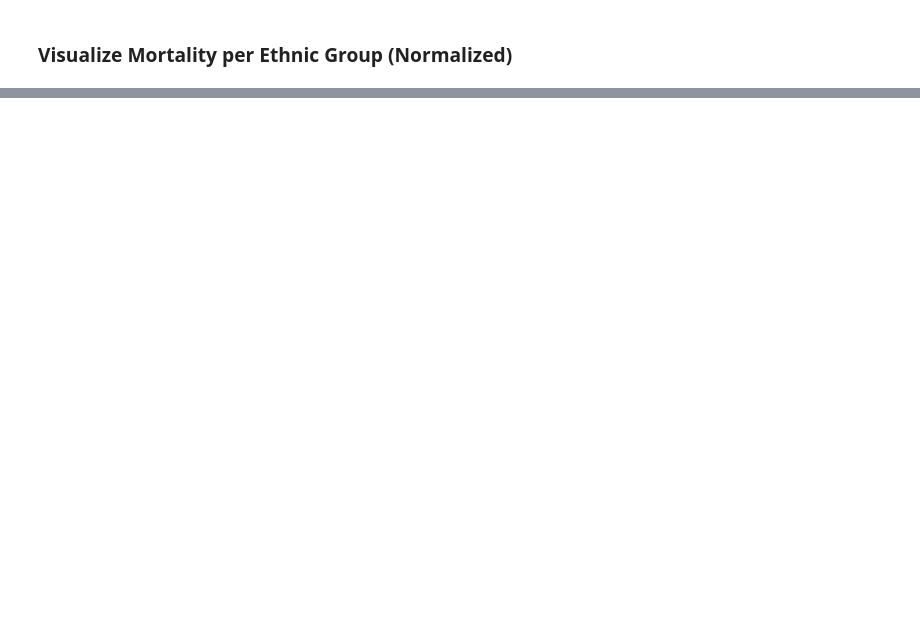
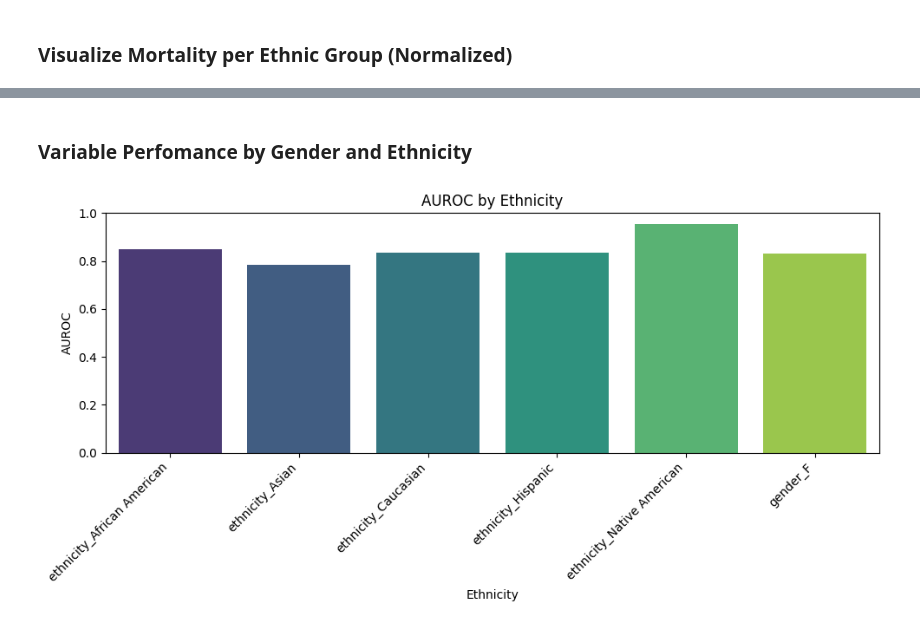
Before and after one commit to Mackenzie-Meni/UF-biasathon-workshop2025, a Jupyter notebook: 4_generate_model_card.ipynb, the cells around one changed output, grey strips where cells are left out. Saved outputs shown, nothing was run; the diff lists cells and outputs as text; code cells hidden in the pictures; blank space fills up the shorter version.

```diff
--- a/4_generate_model_card.ipynb
+++ b/4_generate_model_card.ipynb
@@ -139,0 +293,3 @@ TypeError: '<' not supported between instances of 'str' and 'float'
+# %%
+# Drop the 'gender_M' and 'ethnicity_Other' columns
+data_dropnan = data_dropnan.drop(columns=['gender_M', 'ethnicity_Other/Unknown'])
@@ -139,0 +366,49 @@ TypeError: '<' not supported between instances of 'str' and 'float'
+# %% [markdown]
+### Variable Perfomance by Gender and Ethnicity
+# %%
+import matplotlib.pyplot as plt
+import seaborn as sns
+from sklearn.metrics import roc_auc_score
+
+# Function to calculate AUROC for a given subgroup
+def calculate_auroc_by_group(data, group_columns, model, X_test, y_test):
+    auroc_scores = {}
+    for group_column in group_columns:
+        # Filter the test set for the current group
+        group_indices = X_test[group_column] == 1
+        X_group = X_test[group_indices]
+        y_group = y_test[group_indices]
+
+        # Calculate AUROC if the group has enough samples
+        if len(y_group) > 0:
+            y_pred_proba_group = model.predict_proba(X_group)[:, 1]
+            auroc_scores[group_column] = roc_auc_score(y_group, y_pred_proba_group)
+
+    return auroc_scores
+
+# Define the ethnicity columns
+ethnicity_columns = [
+    'ethnicity_African American',
+    'ethnicity_Asian',
+    'ethnicity_Caucasian',
+    'ethnicity_Hispanic',
+    'ethnicity_Native American',
+    'gender_F'
+]
+
+# Calculate AUROC by ethnicity
+auroc_by_ethnicity = calculate_auroc_by_group(data_dropnan, ethnicity_columns, rf_model, X_test, y_test)
+
+# Plot AUROC by ethnicity
+plt.figure(figsize=(10, 5))
+sns.barplot(x=list(auroc_by_ethnicity.keys()), y=list(auroc_by_ethnicity.values()), palette='viridis')
+plt.title('AUROC by Ethnicity')
+plt.xlabel('Ethnicity')
+plt.ylabel('AUROC')
+plt.ylim(0, 1)
+plt.xticks(rotation=45, ha='right')
+
+plt.tight_layout()
+plt.show()
+# %% [output]
+[figure, added]
```
Also changed, not shown: parts of 15 cells of this notebook.
